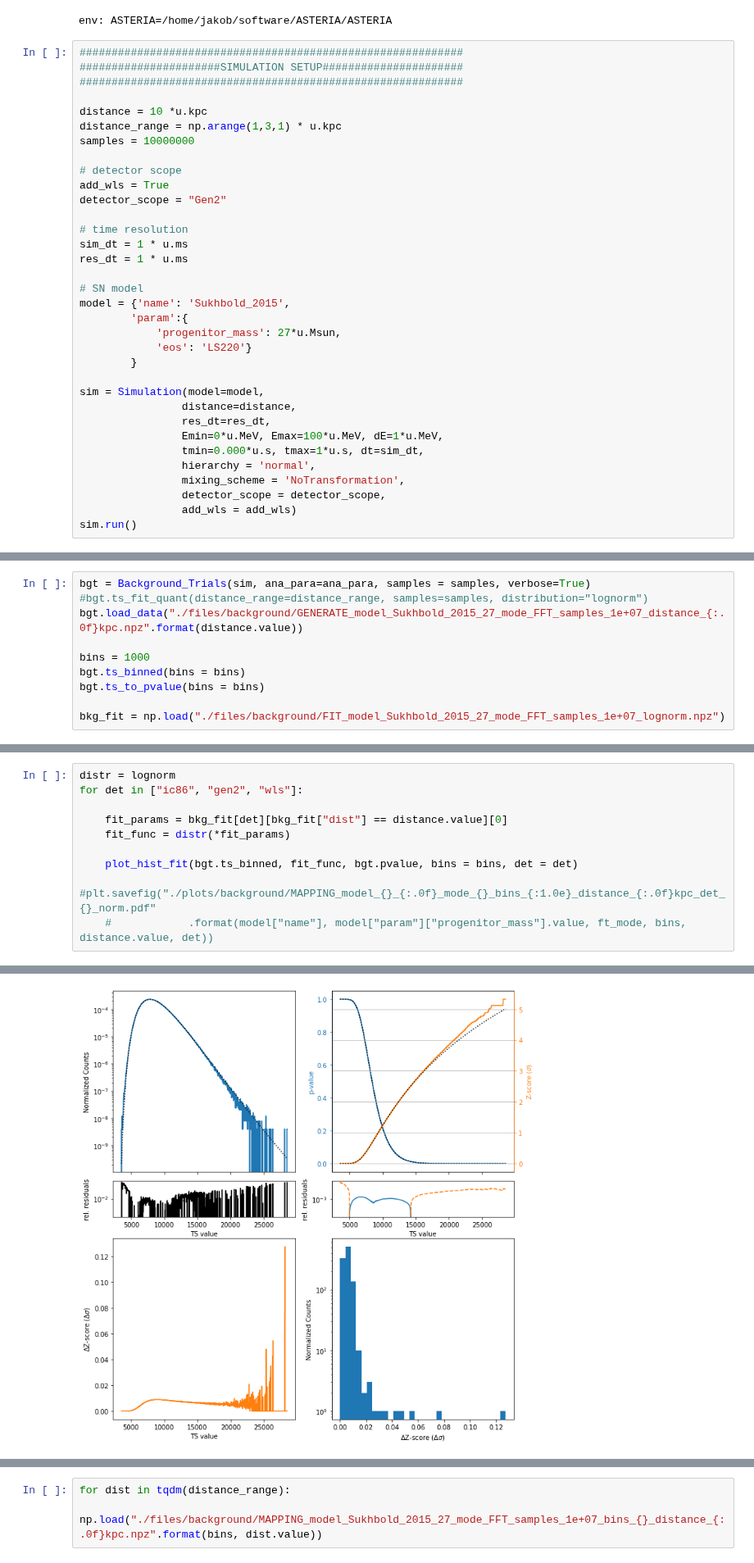
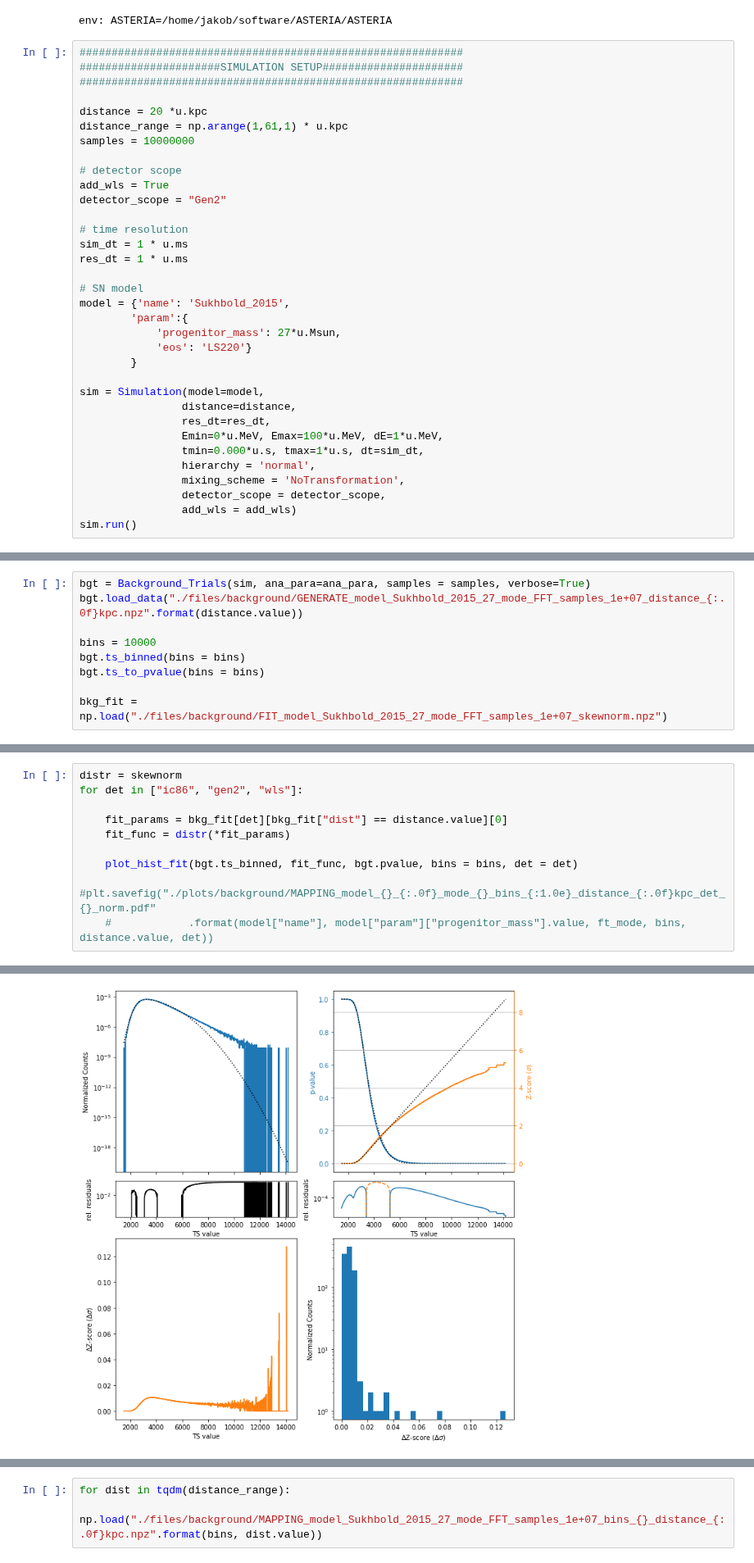
Before and after one commit to icecube/ASTERIA, a Jupyter notebook: docs/gen2-ana/seperate/test_background_trials.ipynb, the cells around one changed output, grey strips where cells are left out. Shown at 82% size. Drawn from its saved outputs; the diff is of its cells as text.

```diff
--- a/docs/gen2-ana/seperate/test_background_trials.ipynb
+++ b/docs/gen2-ana/seperate/test_background_trials.ipynb
@@ -13,8 +13,8 @@ env: ASTERIA=/home/jakob/software/ASTERIA/ASTERIA
 ######################SIMULATION SETUP######################
 ############################################################
 
-distance = 10 *u.kpc
-distance_range = np.arange(1,3,1) * u.kpc
+distance = 20 *u.kpc
+distance_range = np.arange(1,61,1) * u.kpc
 samples = 10000000
 
 # detector scope
@@ -67,10 +89,9 @@ ana_para = {"model": model,
 # %%
 bgt = Background_Trials(sim, ana_para=ana_para, samples = samples, verbose=True)
-#bgt.ts_fit_quant(distance_range=distance_range, samples=samples, distribution="lognorm")
 bgt.load_data("./files/background/GENERATE_model_Sukhbold_2015_27_mode_FFT_samples_1e+07_distance_{:.0f}kpc.npz".format(distance.value))
 
-bins = 1000
+bins = 10000
 bgt.ts_binned(bins = bins)
 bgt.ts_to_pvalue(bins = bins)
 
-bkg_fit = np.load("./files/background/FIT_model_Sukhbold_2015_27_mode_FFT_samples_1e+07_lognorm.npz")
+bkg_fit = np.load("./files/background/FIT_model_Sukhbold_2015_27_mode_FFT_samples_1e+07_skewnorm.npz")
@@ -77,5 +100,5 @@ bkg_fit = np.load("./files/background/FIT_model_Sukhbold_2015_27_mode_FFT_sample
 # %%
-distr = lognorm
+distr = skewnorm
 for det in ["ic86", "gen2", "wls"]:
 
     fit_params = bkg_fit[det][bkg_fit["dist"] == distance.value][0]
@@ -90,4 +113,4 @@ for det in ["ic86", "gen2", "wls"]:
-[figure, old version]
+[figure, new version]
 # %%
 distance_range = np.arange(1,61,1) * u.kpc
 bins = 10000
```
Also changed, not shown: parts of 3 cells of this notebook, 2 other files.
